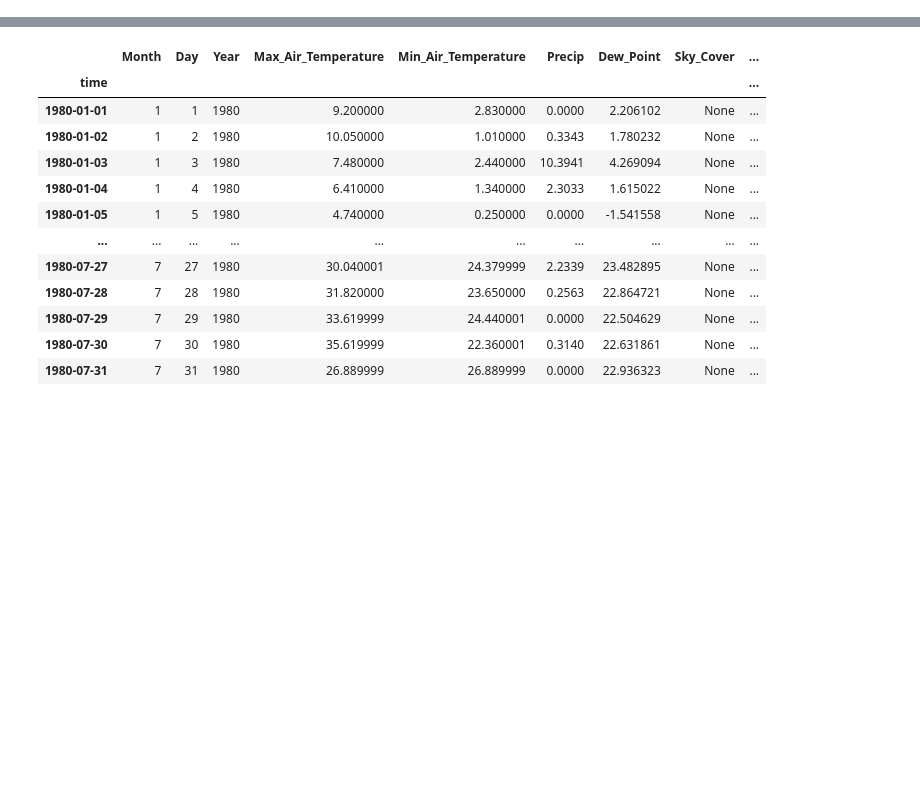
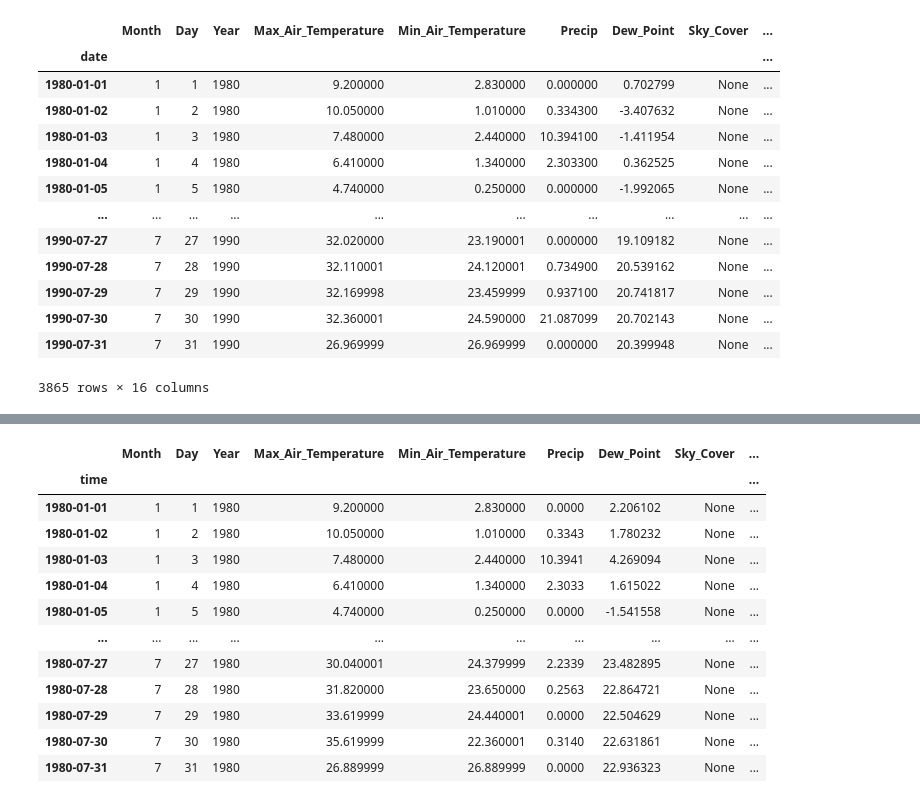
Before and after one commit to LucRSquared/pyagnps, a Jupyter notebook: notebooks/climate/test_annagnps_climate.ipynb, the cells around one changed output, grey strips where cells are left out. Saved outputs shown, nothing was run; the diff lists cells and outputs as text; code cells hidden in the pictures; blank space fills up the shorter version.

```diff
--- a/notebooks/climate/test_annagnps_climate.ipynb
+++ b/notebooks/climate/test_annagnps_climate.ipynb
@@ -20,0 +13,17 @@ TypeError: ufunc 'isnan' not supported for the input types, and the inputs could
+# %%
+df
+# %% [output]
+|  | Month | Day | Year | Max_Air_Temperature | Min_Air_Temperature | Precip | Dew_Point | Sky_Cover | ... |
+| date |  |  |  |  |  |  |  |  | ... |
+| 1980-01-01 | 1 | 1 | 1980 | 9.200000 | 2.830000 | 0.000000 | 0.702799 | None | ... |
+| 1980-01-02 | 1 | 2 | 1980 | 10.050000 | 1.010000 | 0.334300 | -3.407632 | None | ... |
+| 1980-01-03 | 1 | 3 | 1980 | 7.480000 | 2.440000 | 10.394100 | -1.411954 | None | ... |
+| 1980-01-04 | 1 | 4 | 1980 | 6.410000 | 1.340000 | 2.303300 | 0.362525 | None | ... |
+| 1980-01-05 | 1 | 5 | 1980 | 4.740000 | 0.250000 | 0.000000 | -1.992065 | None | ... |
+| ... | ... | ... | ... | ... | ... | ... | ... | ... | ... |
+| 1990-07-27 | 7 | 27 | 1990 | 32.020000 | 23.190001 | 0.000000 | 19.109182 | None | ... |
+| 1990-07-28 | 7 | 28 | 1990 | 32.110001 | 24.120001 | 0.734900 | 20.539162 | None | ... |
+| 1990-07-29 | 7 | 29 | 1990 | 32.169998 | 23.459999 | 0.937100 | 20.741817 | None | ... |
+| 1990-07-30 | 7 | 30 | 1990 | 32.360001 | 24.590000 | 21.087099 | 20.702143 | None | ... |
+| 1990-07-31 | 7 | 31 | 1990 | 26.969999 | 26.969999 | 0.000000 | 20.399948 | None | ... |
+3865 rows × 16 columns
```
Also changed, not shown: parts of 4 cells of this notebook, 2 other files.
